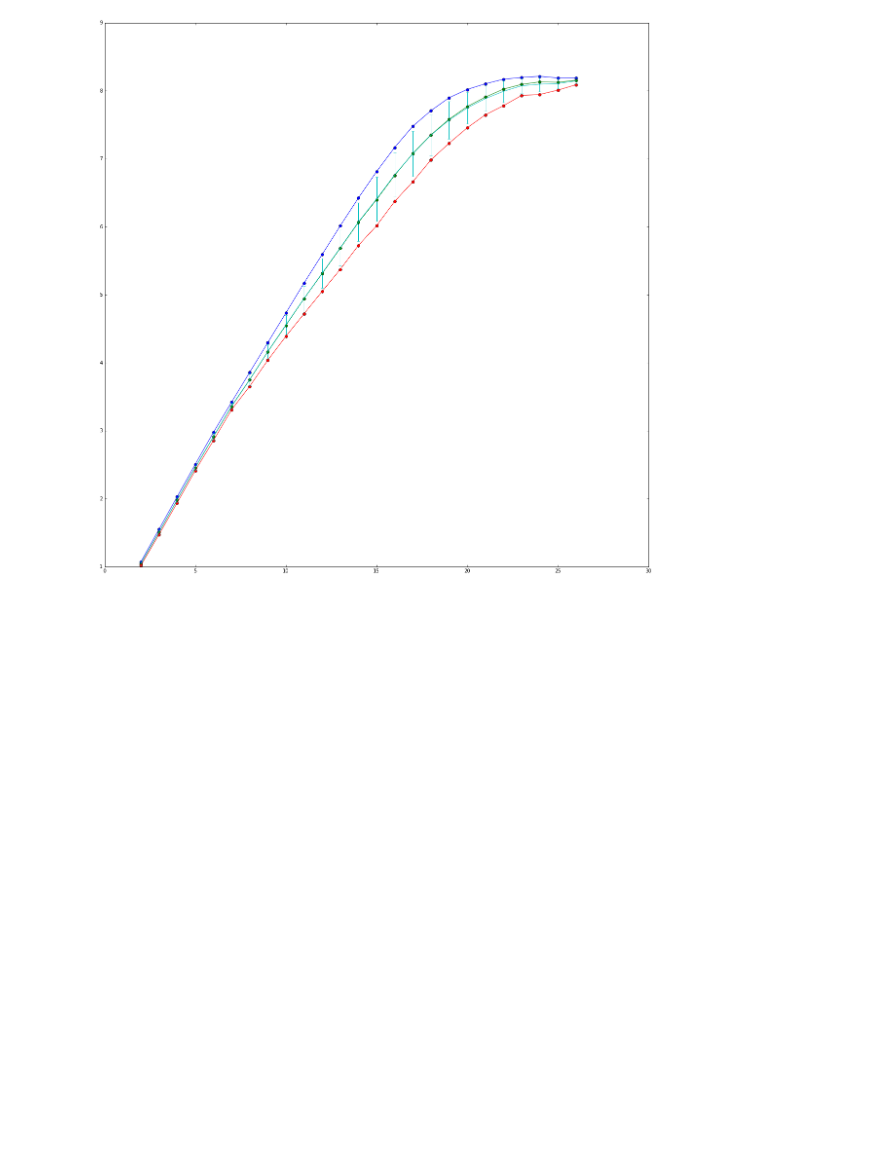
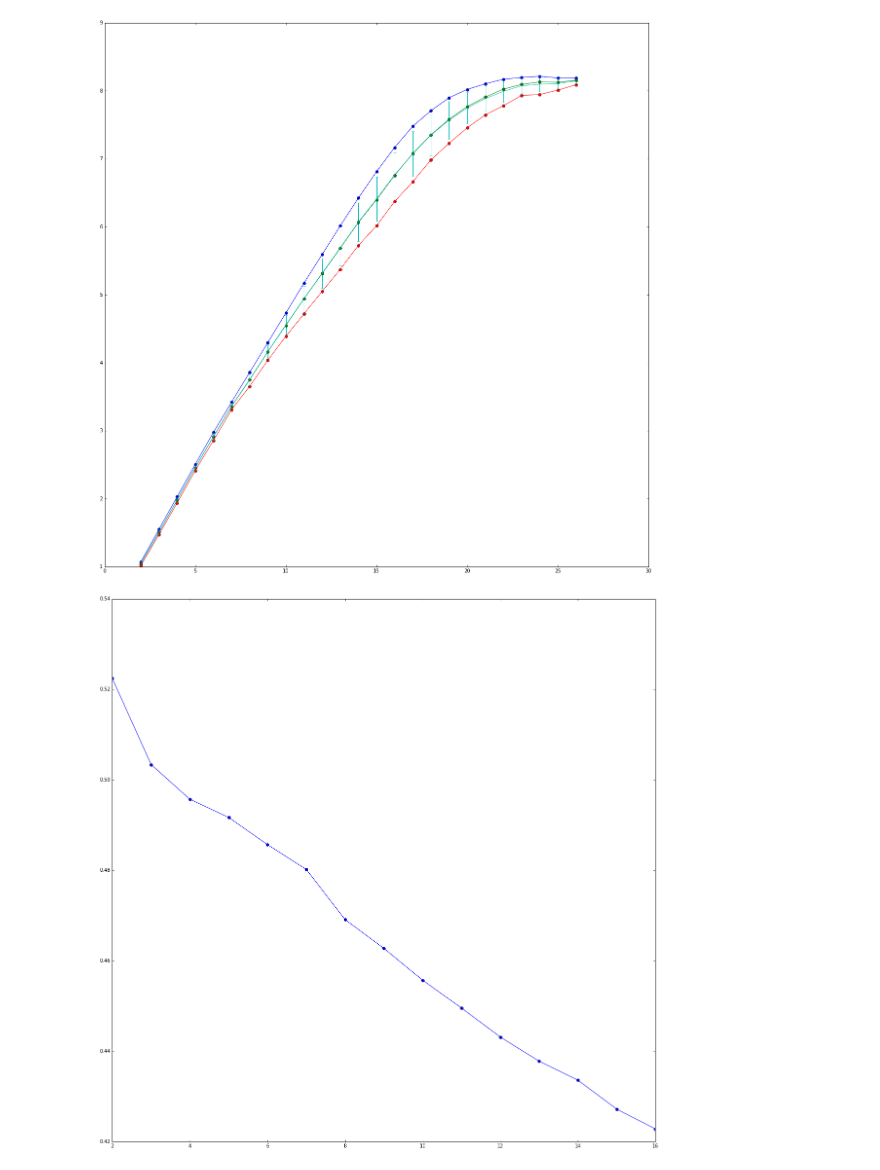
Before and after one commit to char-lie/physical-informatics, a Jupyter notebook: Lab1/lab1.ipynb, the cells around one changed output. Cells and saved outputs as stored; diff of their text form; code cells hidden in the pictures; blank space fills up the shorter version.

Commit message:
Added chart with source entropy estimates

```diff
--- a/Lab1/lab1.ipynb
+++ b/Lab1/lab1.ipynb
@@ -79,3 +79,8 @@ array([ 0.02220175,  0.03159878,  0.03676418,  0.03727377,  0.04949039,
 show_entropies([shannon_entropies, renyi_entropies2, renyi_entropies3], {'x': BITS_RANGE, 'y': means, 'yerr': standard_deviation})
 # %% [output]
 [figure]
+# %%
+count = standard_deviation.argmax()
+show_entropies([means[:count] / BITS_RANGE[:count]], count=count)
+# %% [output]
+[figure, added]
```
